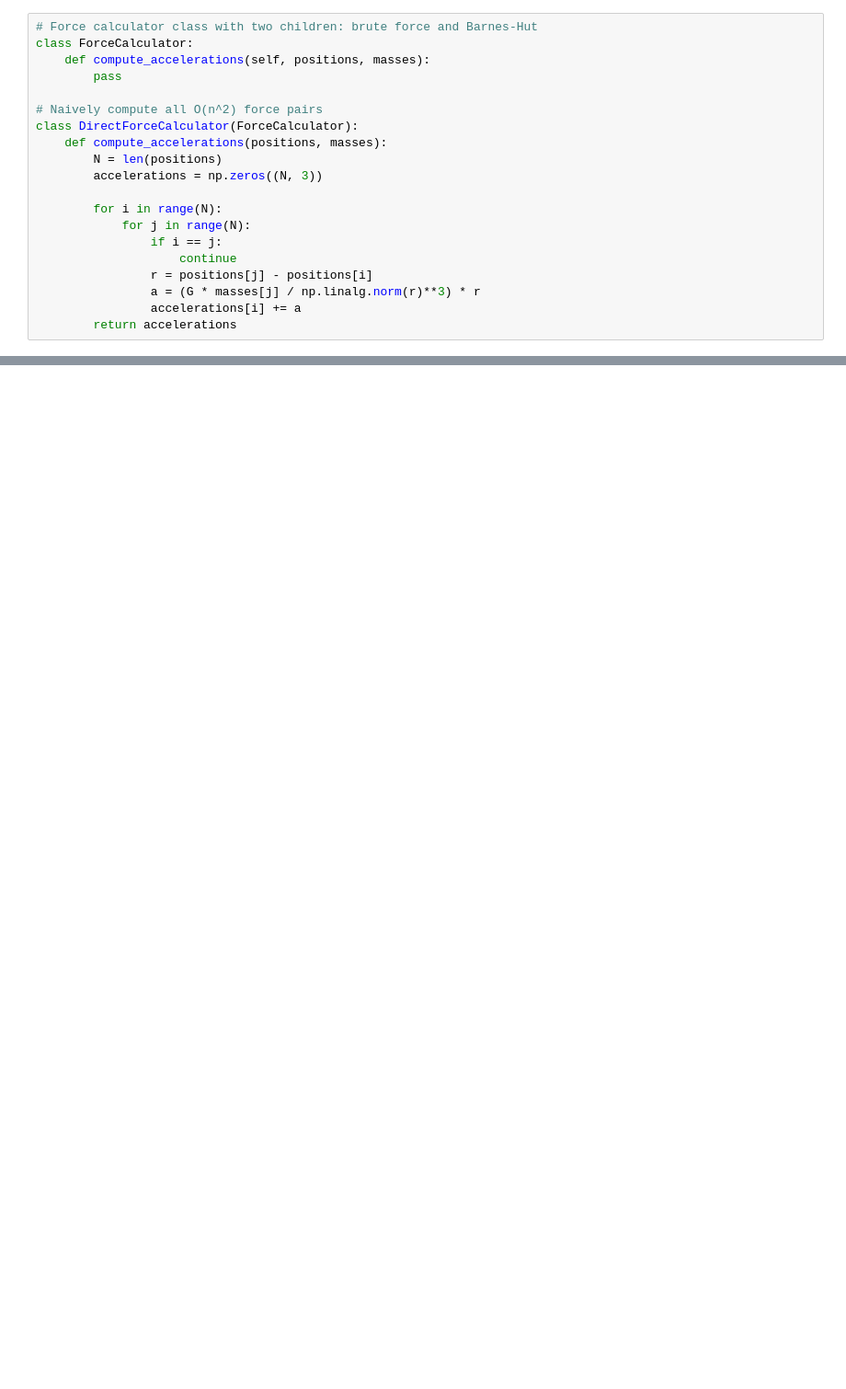
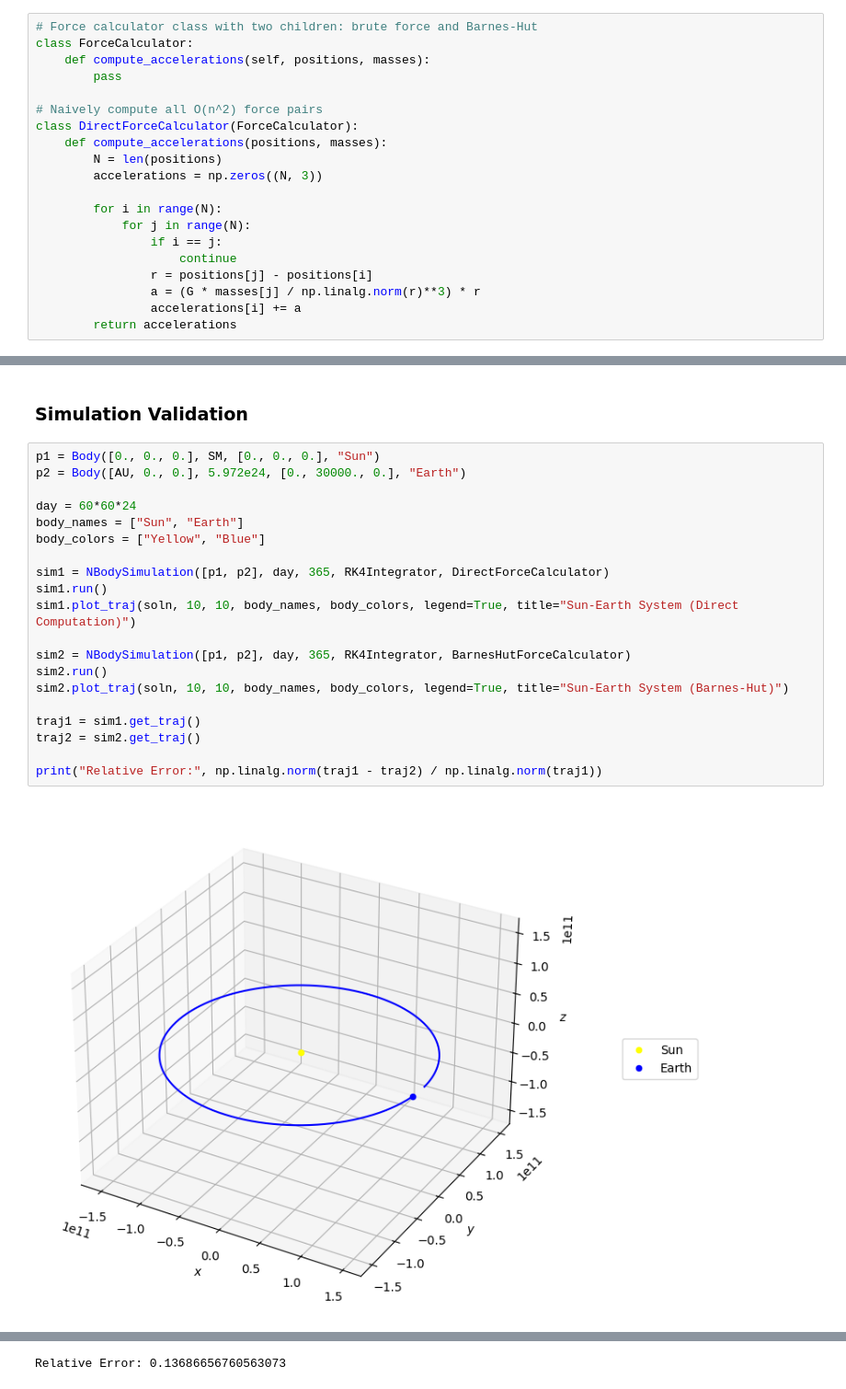
Before and after one commit to whuang259/Math714Project, a Jupyter notebook: nbody-simulation.ipynb, the cells around one changed output, grey strips where cells are left out. Shown at 92% size. Drawn from its saved outputs; the diff is of its cells as text; blank space fills up the shorter version.

```diff
--- a/nbody-simulation.ipynb
+++ b/nbody-simulation.ipynb
@@ -383,0 +434,24 @@ plt.show()
+# %% [markdown]
+### Simulation Validation
+# %%
+p1 = Body([0., 0., 0.], SM, [0., 0., 0.], "Sun")
+p2 = Body([AU, 0., 0.], 5.972e24, [0., 30000., 0.], "Earth")
+
+day = 60*60*24
+body_names = ["Sun", "Earth"]
+body_colors = ["Yellow", "Blue"]
+
+sim1 = NBodySimulation([p1, p2], day, 365, RK4Integrator, DirectForceCalculator)
+sim1.run()
+sim1.plot_traj(soln, 10, 10, body_names, body_colors, legend=True, title="Sun-Earth System (Direct Computation)")
+
+sim2 = NBodySimulation([p1, p2], day, 365, RK4Integrator, BarnesHutForceCalculator)
+sim2.run()
+sim2.plot_traj(soln, 10, 10, body_names, body_colors, legend=True, title="Sun-Earth System (Barnes-Hut)")
+
+traj1 = sim1.get_traj()
+traj2 = sim2.get_traj()
+
+print("Relative Error:", np.linalg.norm(traj1 - traj2) / np.linalg.norm(traj1))
+# %% [output]
+[figure, added]
@@ -383,0 +459 @@ plt.show()
+Relative Error: 0.13686656760563073
```
Also changed, not shown: parts of 21 cells of this notebook, 20 other files.
